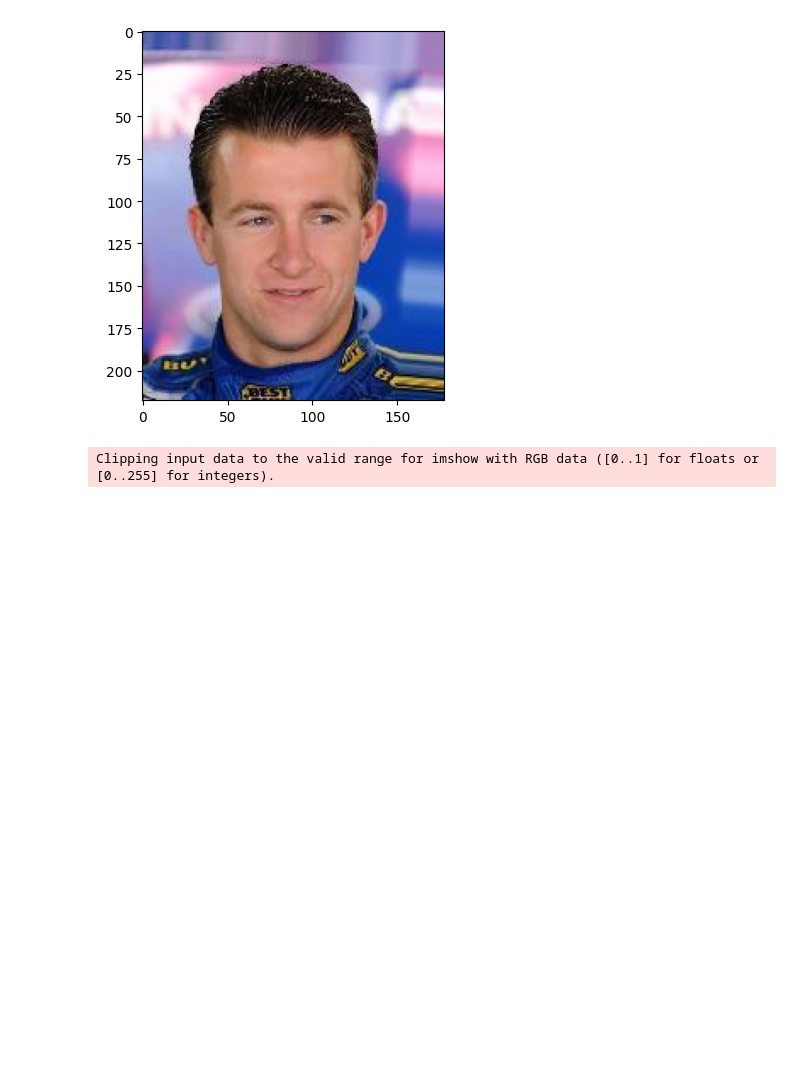
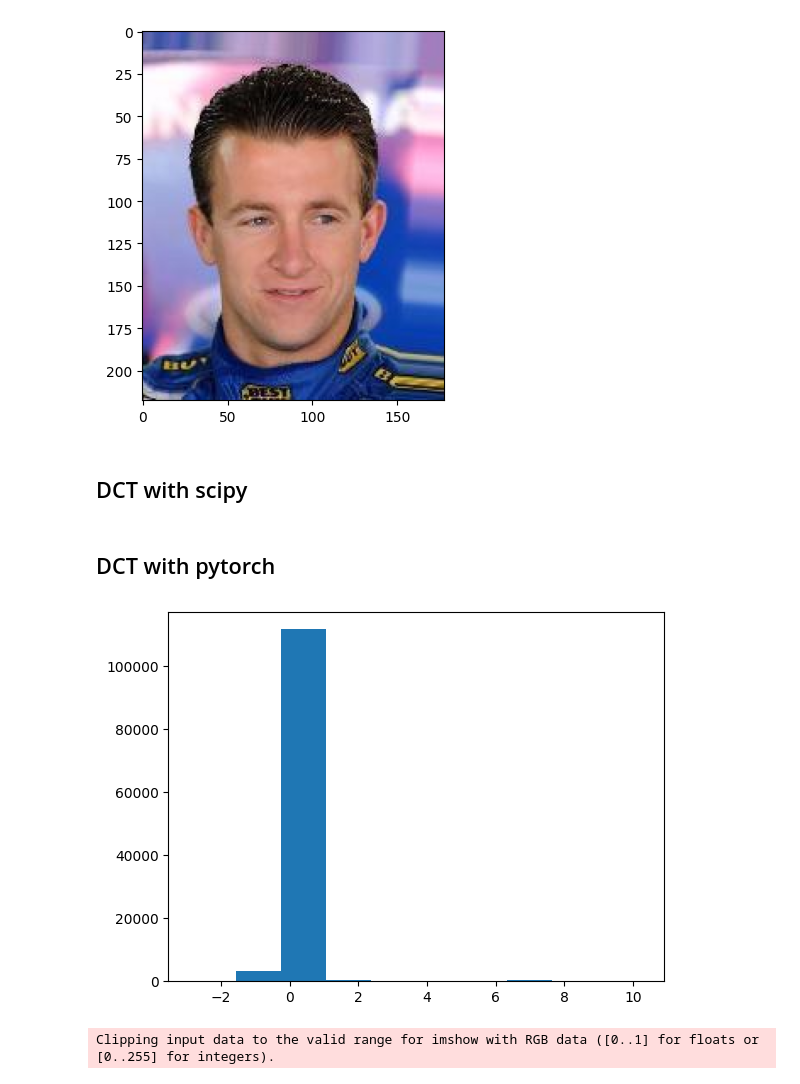
Before and after one commit to f-krause/uio-ADL-project-3, a Jupyter notebook: experiments/dct_experiments.ipynb, the cells around one changed output. Cells and saved outputs as stored; diff of their text form; code cells hidden in the pictures; blank space fills up the shorter version.

```diff
--- a/experiments/dct_experiments.ipynb
+++ b/experiments/dct_experiments.ipynb
@@ -6,7 +6,7 @@ import matplotlib.pyplot as plt
 from PIL import Image
 # %%
 # Load the PNG image using Pillow
-image_path = "assets/0_43.jpg"
+image_path = "../assets/cifar_sample.jpg"
 image = Image.open(image_path)
 
 # Convert the image to a NumPy array (tensor)
@@ -114,8 +116,8 @@ from scipy.fftpack import dct, idct
 # %%
 # Load the PNG image using Pillow
-#image_path = "assets/cifar_sample.jpg"
-image_path = "assets/celeba_sample.jpg"
-# image_path = "assets/celeba_sample2.jpg"
+#image_path = "../assets/cifar_sample.jpg"
+# image_path = "../assets/celeba_sample.jpg"
+image_path = "../assets/celeba_sample2.jpg"
 
 img = Image.open(image_path)
 img = np.array(img)
@@ -127,6 +129,8 @@ plt.show()
 [figure]
 # %%
 # try with eigenwerten/svd
+# %% [markdown]
+## DCT with scipy
 # %%
 dct_image = np.zeros_like(img)
 
@@ -136,4 +142,22 @@ for i in range(img.shape[-1]):  # Iterate over color channels
 dct_image_backup = dct_image.copy()
+# %% [markdown]
+## DCT with pytorch
+# %%
+img = torch.tensor(img)
+dct_image = torch.zeros_like(img)
+
+for i in range(img.shape[-1]):  # Iterate over color channels
+    dct_image[:, :, i] = dct2(img[:, :, i])
+
+#dct_image = dct(torch.tensor(img))  # not sure what this does? transform over all channels or individually?
+
+dct_image_backup = dct_image.clone().detach()
+# %%
+# scipy
+plt.hist(dct_image.flatten())
+plt.show()
+# %% [output]
+[figure, added]
 # %%
 plt.imshow(dct_image)
 plt.show()
```
Also changed, not shown: parts of 4 cells of this notebook.
